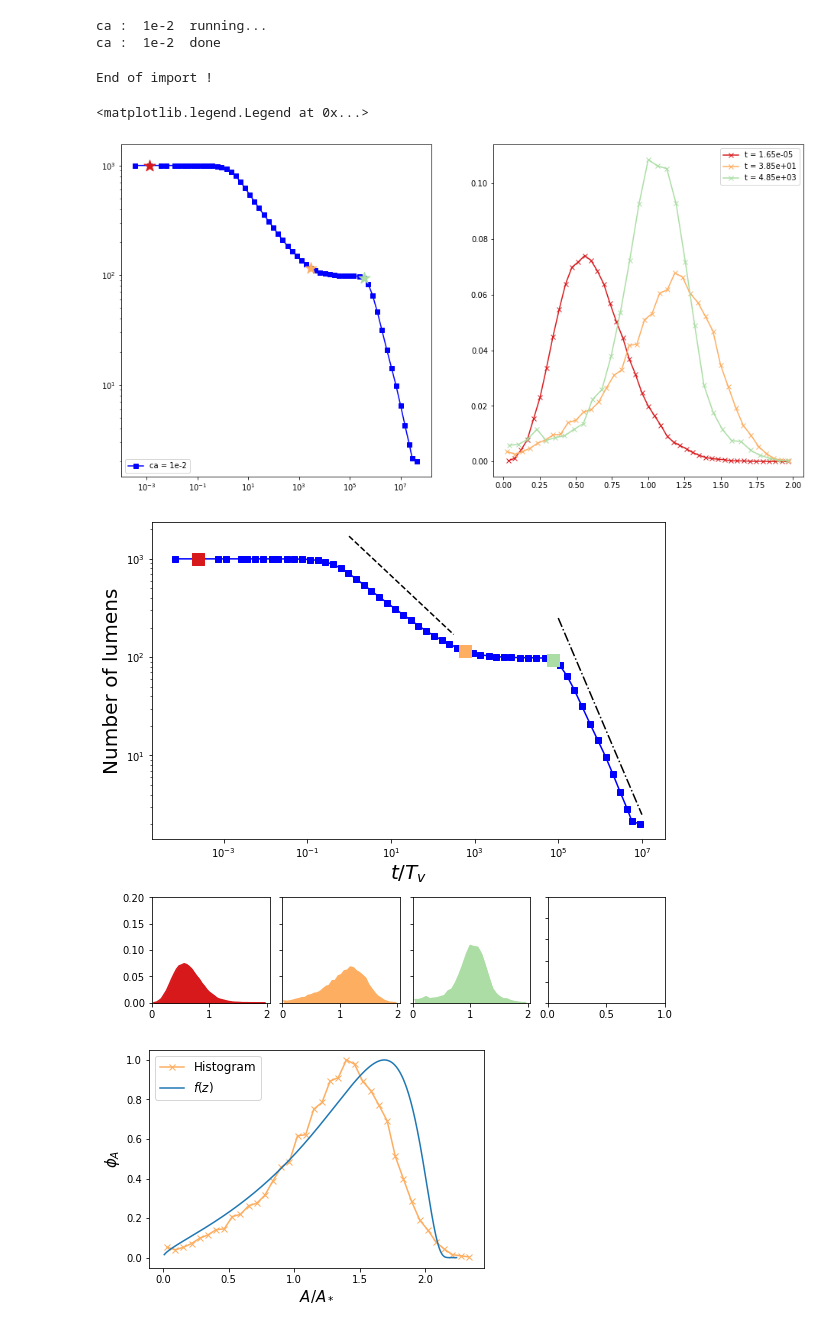
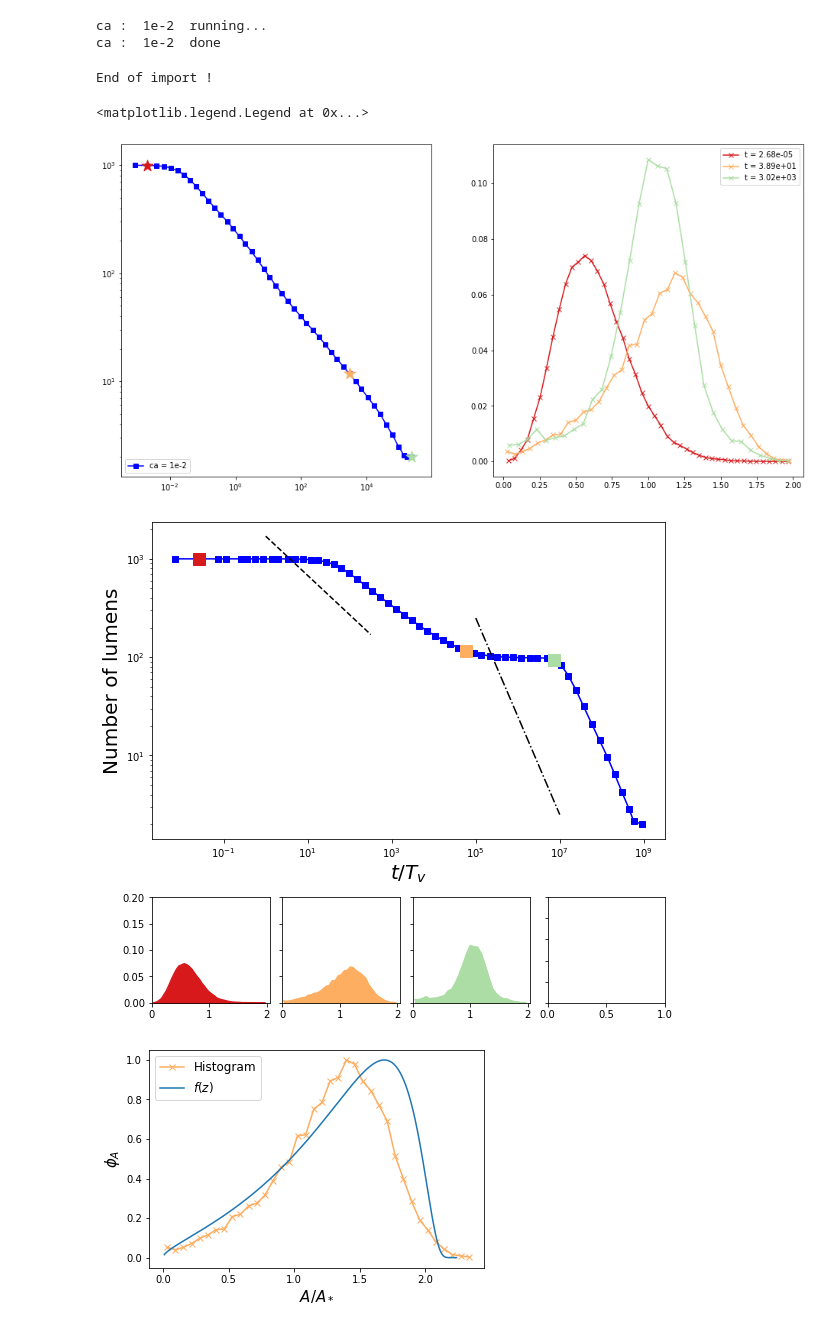
Before and after one commit to VirtualEmbryo/hydroosmotic_chain, a Jupyter notebook: _notebook/osmotic - pumping.ipynb, the cells around one changed output. Saved outputs shown, nothing was run; the diff lists cells and outputs as text; code cells hidden in the pictures.

```diff
--- a/_notebook/osmotic - pumping.ipynb
+++ b/_notebook/osmotic - pumping.ipynb
@@ -553,16 +553,16 @@ def calc_distrib(time, folder, area = False) :
     return distrib
 # %%
 NT_p = {}
-#chis, chiv = 50, 50
-chis, chiv = 5, 500
+chis, chiv = 50, 50
+#chis, chiv = 5, 500
 #for ca in ['1e-2', '1e-1', '1e0', '1e1'] :
 for ca in ['1e-2'] :
     print('ca : ', ca, ' running...', end='\n')
     NT_p[ca] = {}
     if ca != 10 :
         for n in range(20) :
-            #filename = os.path.join(main_dir, 'N1000', 'chiv'+str(chiv)+'_chis'+str(chis), 'ca'+ca, 'run'+str(n).zfill(4), 'sim_nlum.dat')
-            filename = os.path.join('/Users/mathieuleverge/git/chain_lumen/_data/osmotic/N1000/ell10', 'chiv'+str(chiv)+'_chis'+str(chis), 'run'+str(n).zfill(4), 'sim_nlum.dat')
+            filename = os.path.join(main_dir, 'N1000', 'chiv'+str(chiv)+'_chis'+str(chis), 'ca'+ca, 'run'+str(n).zfill(4), 'sim_nlum.dat')
+            #filename = os.path.join('/Users/mathieuleverge/git/chain_lumen/_data/osmotic/N1000/ell10', 'chiv'+str(chiv)+'_chis'+str(chis), 'run'+str(n).zfill(4), 'sim_nlum.dat')
             NT_p[ca][n] = np.loadtxt(filename)
 
     else :
@@ -631,7 +631,7 @@ ax[0].legend(loc=3)
 # %% [output]
 End of import !
 <matplotlib.legend.Legend at 0x...>
-[figure, old version]
+[figure, new version]
 # %%
 from matplotlib.gridspec import GridSpec
 
@@ -653,35 +653,35 @@ ax_steps = [ax2, ax3, ax4, ax5]
 
 #fig.suptitle("GridSpec")
 #format_axes(fig)
-Tv = tauv*L0/(mu*eps*ell0*chiv**2)
+#Tv = tauv*L0/(mu*eps*ell0*chiv**2)
 
 ax1.set_xscale('log')
 ax1.set_yscale('log')
 ax1.plot(res_avg[:, 0]/Tv, res_avg[:, 1], marker='s', color = ca_dict[float(ca)][1], label = 'ca = '+str(ca))
 a1, k1, t1 = -2/5., 1700., np.logspace(0, 2.5, 101)
 a2, k2, t2 = -1., 25000000., np.logspace(5, 7, 101)
 ax1.plot(t1, k1*t1**a1, color='k', linestyle='--')
 ax1.plot(t2, k2*t2**a2, color='k', linestyle='-.')
 ax1.set_xlabel(r'$t/T_v$', fontsize=20)
 ax1.set_ylabel(r'Number of lumens', fontsize=20)
 #ax1.grid()
 
 i=0
 chiv, chis = 50, 1
 ca = '1e-2'
 for s in steps :
     ax1.scatter(res_avg[s, 0]/Tv, res_avg[s, 1], color=col_steps[s], zorder=10, marker='s', s=150)
     distrib = np.loadtxt('Nt_avg_chiv'+str(chiv)+'_chis'+str(chis)+'_ca'+ca+'_step'+str(s)+'.txt')
     ax_steps[i].plot(distrib[0]/np.average(distrib[0]), distrib[1], label='t = ' +"{:2.2e}".format(res_avg[s, 0]), color=col_steps[s])
     ax_steps[i].fill_between(distrib[0]/np.average(distrib[0]), 0., distrib[1], color=col_steps[s])
     ax_steps[i].set_xlim(0., 2.05)
     ax_steps[i].set_ylim(0., 0.2)
     i += 1
 
 #plt.savefig('/Users/mathieuleverge/Documents/cavidoc/hydroosmotic/pumping_distributions.eps')
 plt.show()
 # %% [output]
-[figure, old version]
+[figure, new version]
 # %%
 def g(z, C=27./10., zmax=9./4) :
     return (5*C-8*z**1.)/(4*z**2.5+10*C*z*(1-np.sqrt(z)))
```
Also changed, not shown: 2 other files.
